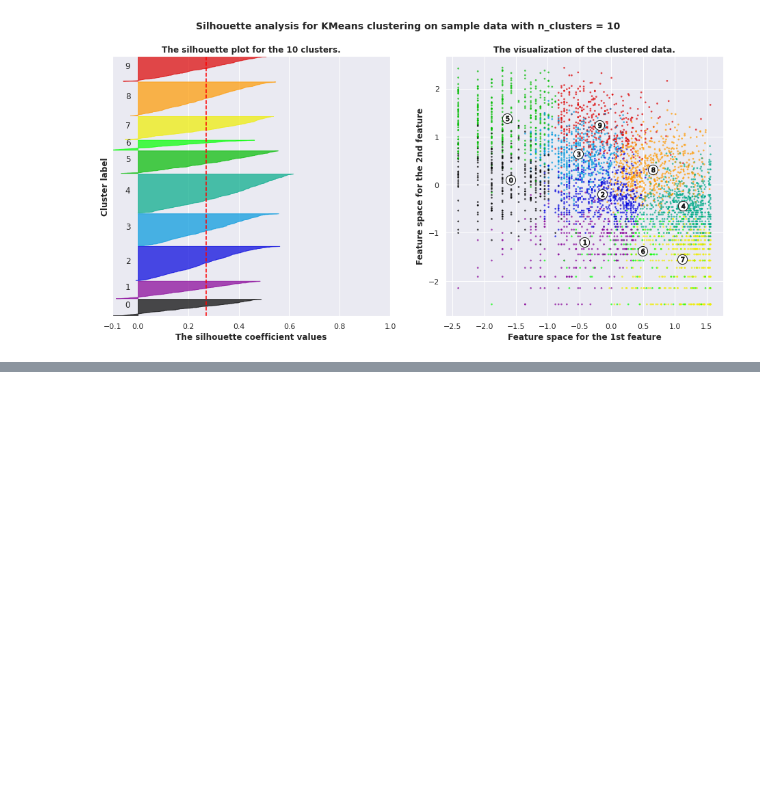
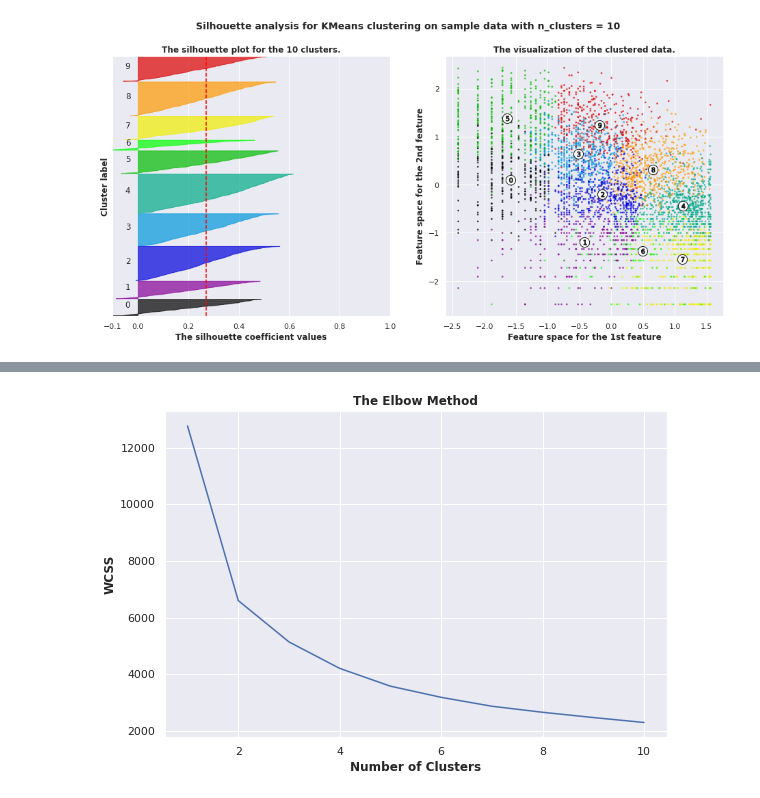
Before and after one commit to Mdanish2020/Customer_Segmentation_Project, a Jupyter notebook: Online_Retail_Customer_Segmentation_Capstone_Project.ipynb, the cells around one changed output, grey strips where cells are left out. Saved outputs shown, nothing was run; the diff lists cells and outputs as text; code cells hidden in the pictures; blank space fills up the shorter version.

```diff
--- a/Online_Retail_Customer_Segmentation_Capstone_Project.ipynb
+++ b/Online_Retail_Customer_Segmentation_Capstone_Project.ipynb
@@ -906,0 +942,20 @@ For n_clusters = 10, The average silhouette_score is :0.2720877780065119.
+# %%
+# within cluster sum of squares
+wcss = []
+
+for i in range(1,11):
+    kmeans=KMeans(n_clusters=i, init='k-means++',random_state=0)
+    kmeans.fit(X)
+    wcss.append(kmeans.inertia_)
+
+# plotting Elbow plot to identify the better clusters
+
+plt.figure(figsize = (9,6))
+plt.grid(True)
+plt.plot(range(1,11),wcss)
+plt.title('The Elbow Method',fontweight = 'bold')
+plt.xlabel('Number of Clusters',fontweight = 'bold')
+plt.ylabel('WCSS', fontweight = 'bold')
+plt.show()
+# %% [output]
+[figure, added]
```
Also changed, not shown: parts of 35 cells of this notebook.
